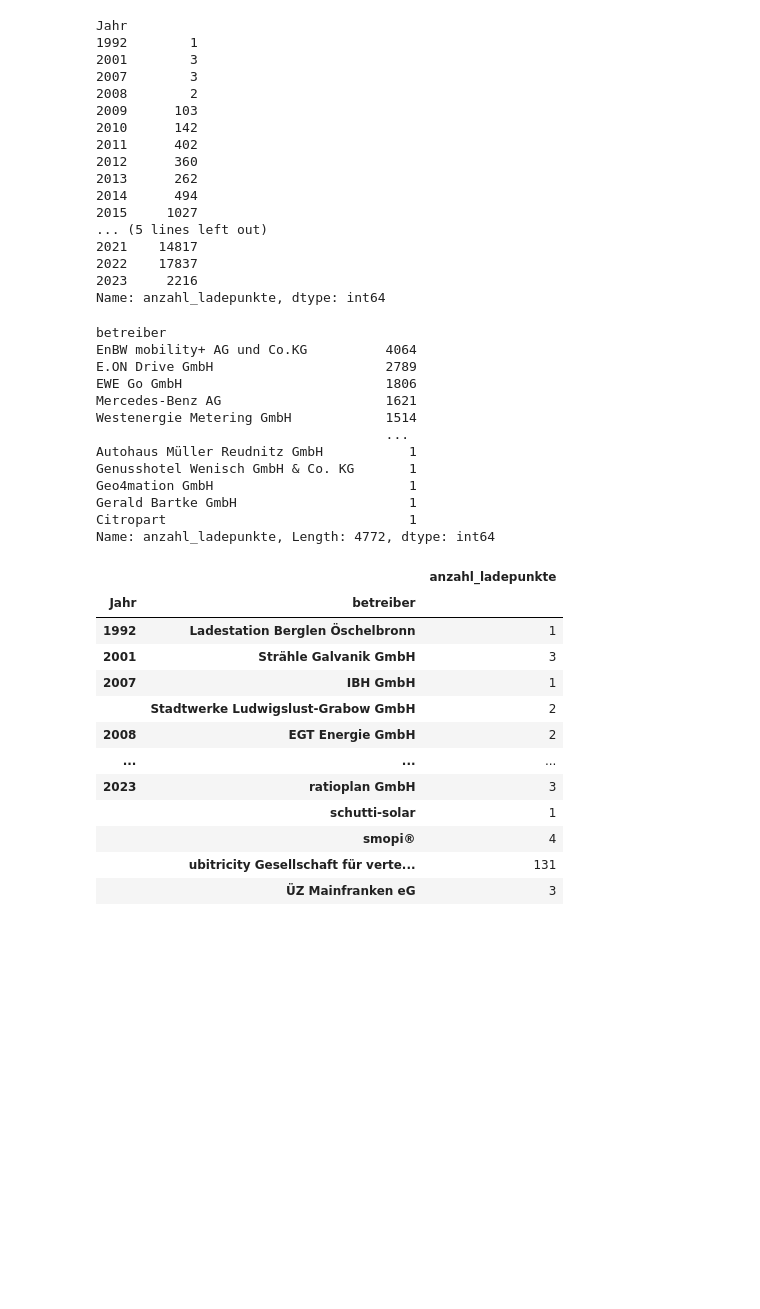
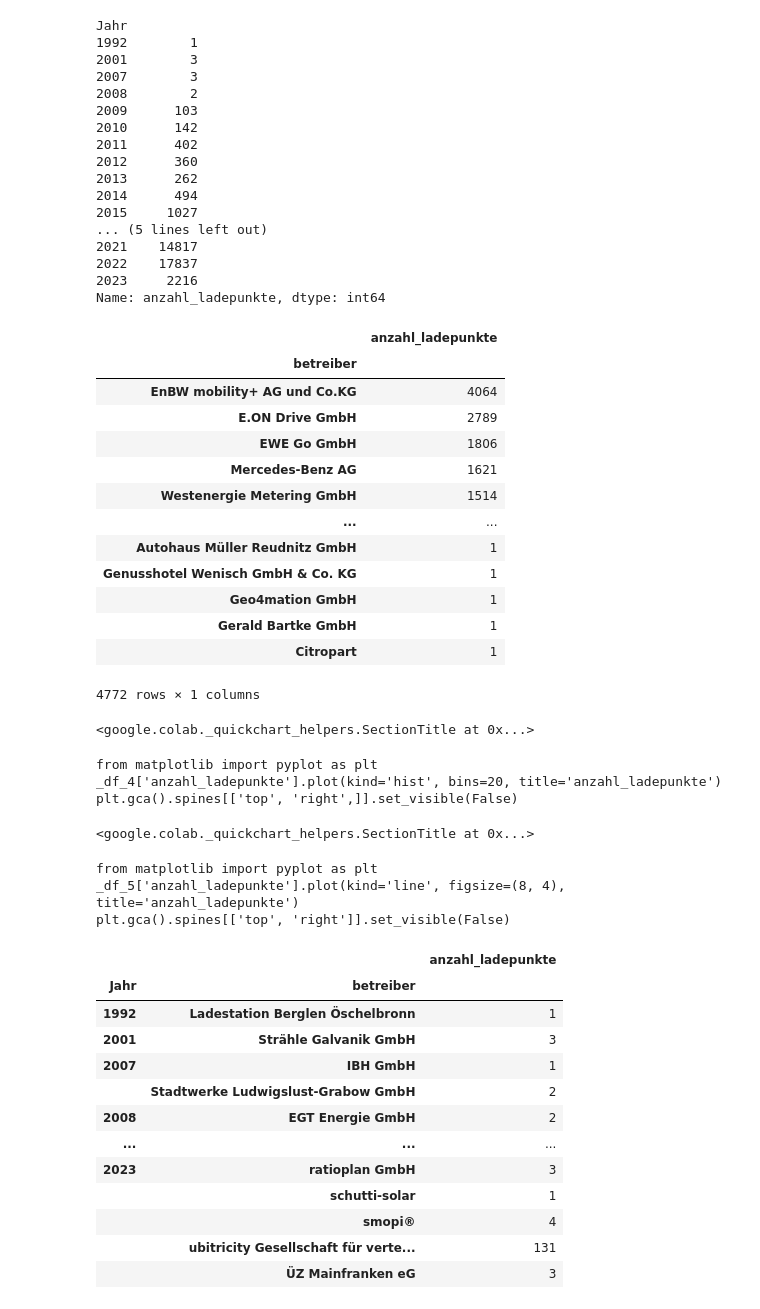
Before and after one commit to MaiPri/techlabs_group_3_clownfishes, a Jupyter notebook: timeSeriesForecasting.ipynb, the cells around one changed output. Saved outputs shown, nothing was run; the diff lists cells and outputs as text; code cells hidden in the pictures; blank space fills up the shorter version.

```diff
--- a/timeSeriesForecasting.ipynb
+++ b/timeSeriesForecasting.ipynb
@@ -29,21 +29,30 @@ Name: anzahl_ladepunkte, dtype: int64
 # %%
 #Time series forecasting - is the task of predicting future values based on historical data.
 # %%
-df.groupby("betreiber")["anzahl_ladepunkte"].sum().sort_values(ascending=False)
+df.groupby("betreiber")["anzahl_ladepunkte"].sum().sort_values(ascending=False).to_frame()
 # %% [output]
+|  | anzahl_ladepunkte |
+| betreiber |  |
+| EnBW mobility+ AG und Co.KG | 4064 |
+| E.ON Drive GmbH | 2789 |
+| EWE Go GmbH | 1806 |
+| Mercedes-Benz AG | 1621 |
+| Westenergie Metering GmbH | 1514 |
+| ... | ... |
+| Autohaus Müller Reudnitz GmbH | 1 |
+| Genusshotel Wenisch GmbH & Co. KG | 1 |
+| Geo4mation GmbH | 1 |
+| Gerald Bartke GmbH | 1 |
+| Citropart | 1 |
-betreiber
-EnBW mobility+ AG und Co.KG          4064
-E.ON Drive GmbH                      2789
-EWE Go GmbH                          1806
-Mercedes-Benz AG                     1621
-Westenergie Metering GmbH            1514
-                                     ...
-Autohaus Müller Reudnitz GmbH           1
-Genusshotel Wenisch GmbH & Co. KG       1
-Geo4mation GmbH                         1
-Gerald Bartke GmbH                      1
-Citropart                               1
-Name: anzahl_ladepunkte, Length: 4772, dtype: int64
+4772 rows × 1 columns
+<google.colab._quickchart_helpers.SectionTitle at 0x...>
+from matplotlib import pyplot as plt
+_df_4['anzahl_ladepunkte'].plot(kind='hist', bins=20, title='anzahl_ladepunkte')
+plt.gca().spines[['top', 'right',]].set_visible(False)
+<google.colab._quickchart_helpers.SectionTitle at 0x...>
+from matplotlib import pyplot as plt
+_df_5['anzahl_ladepunkte'].plot(kind='line', figsize=(8, 4), title='anzahl_ladepunkte')
+plt.gca().spines[['top', 'right']].set_visible(False)
 # %%
 df.pivot_table('anzahl_ladepunkte', ['Jahr', 'betreiber'], aggfunc='sum')
 # %% [output]
```
